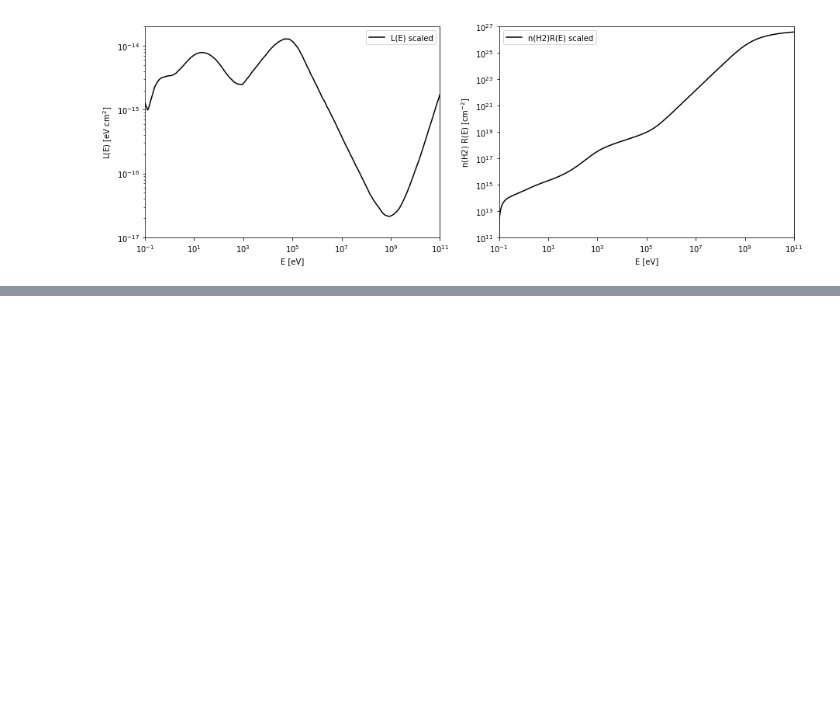
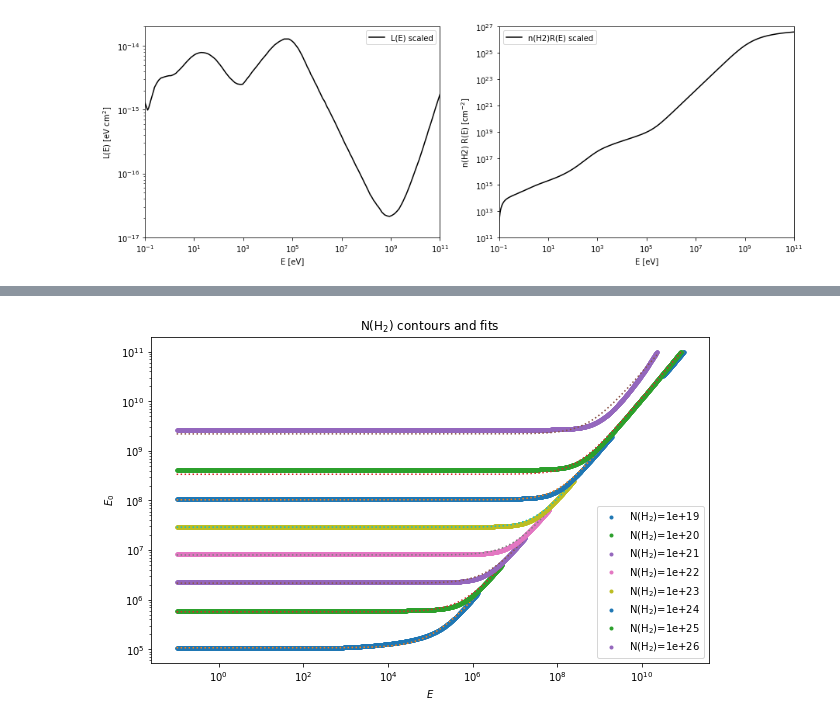
Before and after one commit to jbattat/reproduce_padovani, a Jupyter notebook: cr_spectrum.ipynb, the cells around one changed output, grey strips where cells are left out. Saved outputs shown, nothing was run; the diff lists cells and outputs as text; code cells hidden in the pictures; blank space fills up the shorter version.

```diff
--- a/cr_spectrum.ipynb
+++ b/cr_spectrum.ipynb
@@ -205,0 +308,72 @@ plt.savefig(fout.replace(".pdf",".png"))
+# %%
+# Fits!
+from lmfit import create_params, minimize
+from lmfit.printfuncs import report_fit, fit_report
+
+# E0(Ek,N) = ( c E^b + N/N0)^(1/b)
+def residual(pars, x, data=None):
+    c = pars['c']
+    b = pars['b']
+    N0 = pars['N0']
+    N  = pars['N']
+    model = (c*x**b + N/N0)**(1/b)
+    if data is None:
+        return model
+    return model - data
+
+with open('testFit.pkl', 'rb') as ff:
+    data = pickle.load(ff)
+# data['contours'][ii] is the x, y data for contour [ii]
+# data['levels'][ii] is the N(H2) value for the ii-th contour
+
+#  1e17   0.85  1.20  7.94e13
+# For 1e17 to 1e26
+#c0 = [0.85, 0.75, 0.75, 0.75, 0.75, 0.75, 0.75, 1.02, 1.06, 1.06]
+#b0 = [1.20, 1.21, 1.21, 1.21, 1.21, 1.21, 1.21, 1.00, 1.03, 1.03]
+#N0 = [7.94e13, 1.8e13, 1.8e13, 1.8e13,
+#      1.8e13, 1.8e12, 1.8e11, 2.24e10, 1.5e16, 2.0e16]
+## For 1e19 to 1e26
+c0 = [0.75, 0.77, 0.75, 0.75, 0.75, 1.02, 0.88, 1.06]
+b0 = [1.21, 1.03, 1.21, 1.21, 1.21, 1.00, 1.14, 1.03]
+N0 = [1.8e13, 3.2e14, 1.8e13, 1.8e12, 1.8e11, 2.24e10, 1.41e15, 2.0e16]
+
+params = []
+outs = []
+fits = []
+rpts = []
+for ii, level in enumerate(data['levels']):
+    print(f'{data["levels"][ii]}')
+    vary = True
+    if ii==0:
+        vary = True
+    params.append(create_params(c=dict(value=c0[ii], max=5.0, min=0.1, vary=vary),
+                                b=dict(value=b0[ii], max=5.0, min=0.1, vary=vary),
+                                N0=dict(value=N0[ii], max=1e24, min=1e4, vary=vary),
+                                N=dict(value=data['levels'][ii], vary=False)))
+    outs.append(minimize(residual, params[-1],
+                         args=(data['contours'][ii][0],),
+                         kws={'data':data['contours'][ii][1]}))
+    fits.append(residual(outs[-1].params, data['contours'][ii][0]))
+    rpts.append(f'N(H2) = {data["levels"][ii]}\n')
+    for name, param in outs[-1].params.items():
+        print(f'   {name:7s} {param.value:11.2e}')
+    #rpts.append(report_fit(outs[-1], correl_mode='table'))
+    #rpts.append(fit_report(outs[-1], correl_mode='table'))
+    #rpts.append("\n")
+
+with open('fit_results.dat', 'w') as fout:
+    for line in rpts:
+        fout.write(line)
+
+fig10, axs10 = plt.subplots(1, 1, figsize=(10,6))
+for ii in range(len(params)):
+    axs10.loglog(data['contours'][ii][0], data['contours'][ii][1], '.', label=f"N(H$_2$)={data['levels'][ii]:.0e}")
+    axs10.loglog(data['contours'][ii][0], fits[ii], ':')
+axs10.legend()
+axs10.set_title("N(H$_2$) contours and fits")
+axs10.set_xlabel("$E$")
+axs10.set_ylabel("$E_0$")
+fout = 'out/NH2ContoursWithFits.pdf'
+plt.savefig(fout)
+plt.savefig(fout.replace(".pdf",".png"))
+# %% [output]
@@ -205,0 +397 @@ plt.savefig(fout.replace(".pdf",".png"))
+[figure, added]
```
Also changed, not shown: parts of 13 cells of this notebook, 3 other files.
